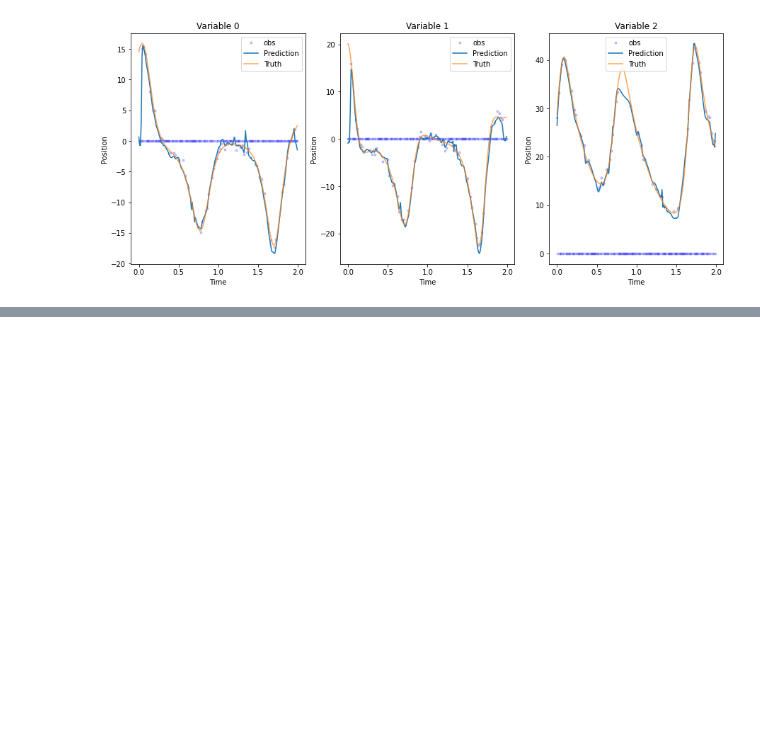
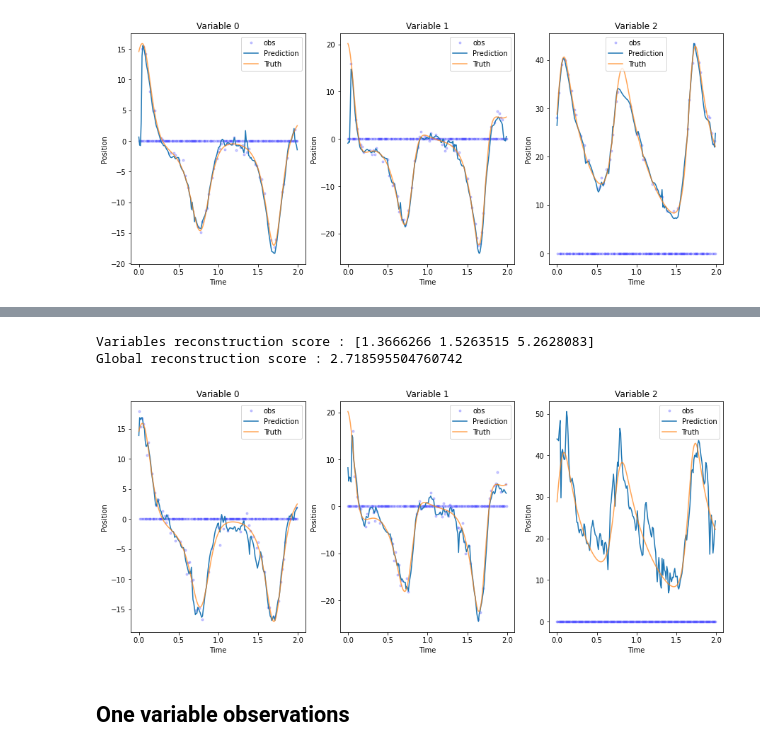
Before and after one commit to cdurand95/DataAssimilationProject, a Jupyter notebook: BaselineL63.ipynb, the cells around one changed output, grey strips where cells are left out. Drawn from its saved outputs; the diff is of its cells as text; code cells hidden in the pictures; blank space fills up the shorter version.

```diff
--- a/BaselineL63.ipynb
+++ b/BaselineL63.ipynb
@@ -361,0 +411,19 @@ print(r_score)
+# %%
+batch_size=128
+training_dataset   = torch.utils.data.TensorDataset(torch.Tensor(Training_dataset['Init']),torch.Tensor(Training_dataset['Obs']),torch.Tensor(Training_dataset['Mask']),torch.Tensor(Training_dataset['Truth']))
+val_dataset        = torch.utils.data.TensorDataset(torch.Tensor(Val_dataset['Init']),torch.Tensor(Val_dataset['Obs']),torch.Tensor(Val_dataset['Mask']),torch.Tensor(Val_dataset['Truth']))
+test_dataset       = torch.utils.data.TensorDataset(torch.Tensor(Test_dataset['Init']),torch.Tensor(Test_dataset['Obs']),torch.Tensor(Test_dataset['Mask']),torch.Tensor(Test_dataset['Truth']))
+dataloaders = {
+            'train': torch.utils.data.DataLoader(training_dataset, batch_size=batch_size, shuffle=True, num_workers=0),
+            'val': torch.utils.data.DataLoader(val_dataset, batch_size=batch_size, shuffle=False, num_workers=0),
+            'test': torch.utils.data.DataLoader(test_dataset, batch_size=batch_size, shuffle=False, num_workers=0)}
+
+plot_prediction(model_CNN,idx=26,dataset = dataloaders['test'])
+
+r_score = R_score(model_CNN,dataset = dataloaders['test'])
+# %% [output]
+Variables reconstruction score : [1.3666266 1.5263515 5.2628083]
+Global reconstruction score : 2.718595504760742
+[figure, added]
+# %% [markdown]
+## One variable observations
```
Also changed, not shown: parts of 12 cells of this notebook, 1 other file.
